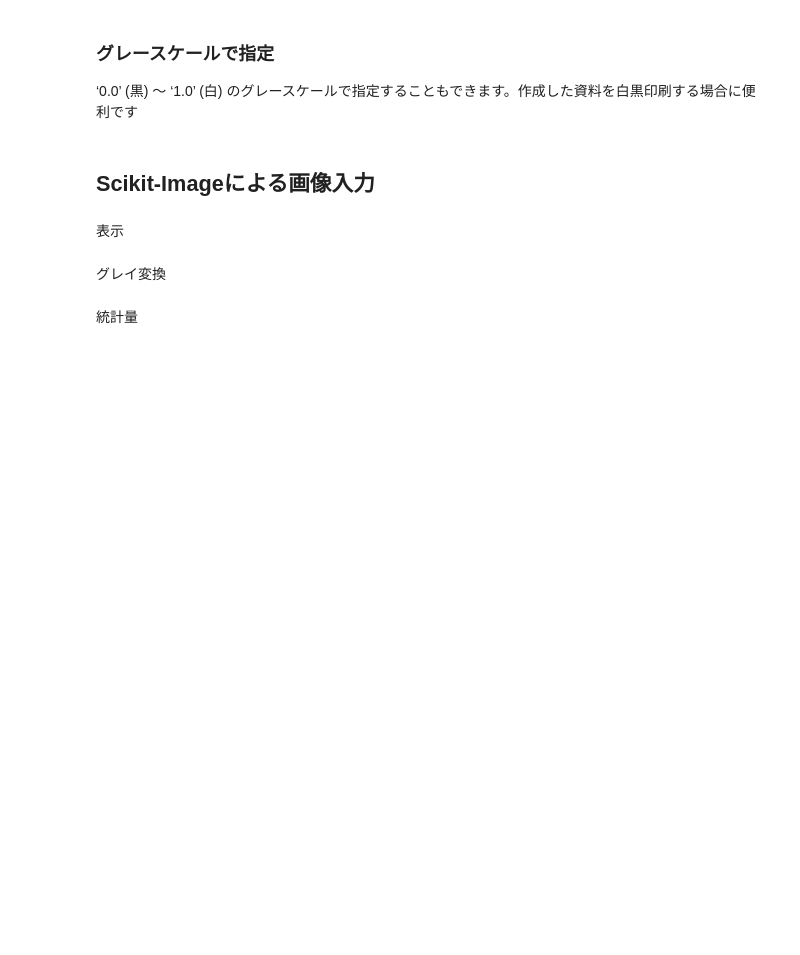
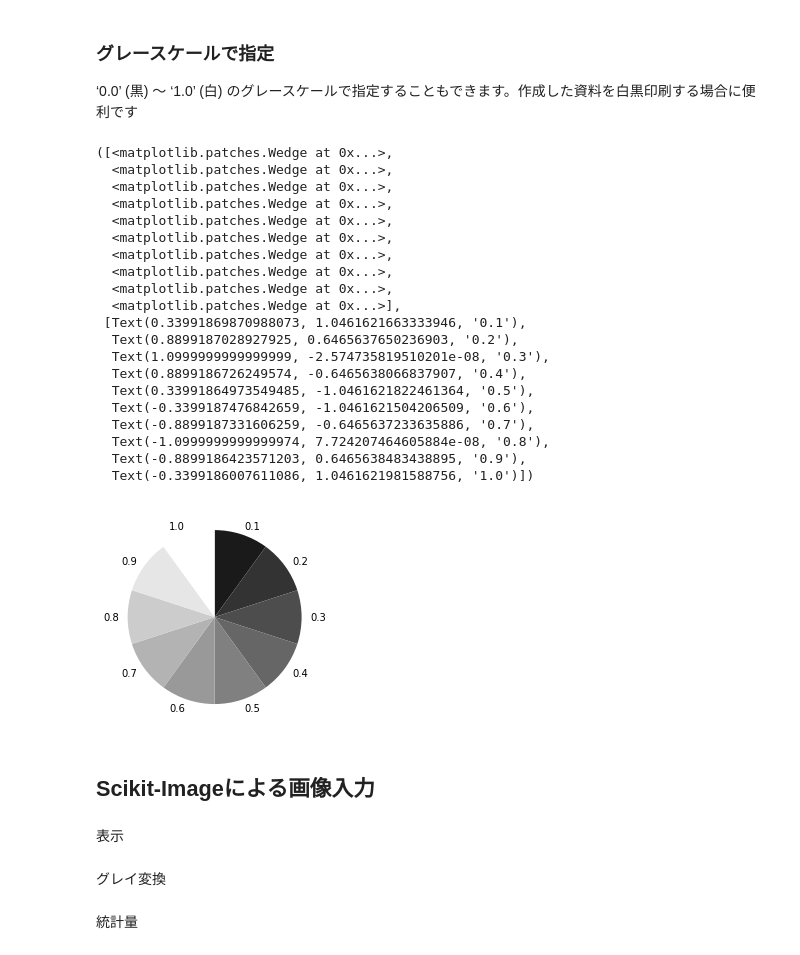
Before and after one commit to miwamasa/DataScience2022, a Jupyter notebook: notebooks/lecture12.ipynb, the cells around one changed output. Cells and saved outputs as stored; diff of their text form; code cells hidden in the pictures; blank space fills up the shorter version.

```diff
--- a/notebooks/lecture12.ipynb
+++ b/notebooks/lecture12.ipynb
@@ -47,10 +53,31 @@ plt.bar(x, height, color=colorlist,  align="center")
 # %%
 import matplotlib.pyplot as plt
 
 x = [10, 10, 10, 10, 10, 10, 10, 10, 10, 10]
 colorlist = ["0.1", "0.2", "0.3", "0.4", "0.5", "0.6", "0.7", "0.8", "0.9", "1.0"]
 plt.pie(x, labels=colorlist, counterclock=False, startangle=90, colors=colorlist)
-if FLAG_fig: plt.savefig('IMG_colorcodeGrayScale.png')
+# %% [output]
+([<matplotlib.patches.Wedge at 0x...>,
+  <matplotlib.patches.Wedge at 0x...>,
+  <matplotlib.patches.Wedge at 0x...>,
+  <matplotlib.patches.Wedge at 0x...>,
+  <matplotlib.patches.Wedge at 0x...>,
+  <matplotlib.patches.Wedge at 0x...>,
+  <matplotlib.patches.Wedge at 0x...>,
+  <matplotlib.patches.Wedge at 0x...>,
+  <matplotlib.patches.Wedge at 0x...>,
+  <matplotlib.patches.Wedge at 0x...>],
+ [Text(0.33991869870988073, 1.0461621663333946, '0.1'),
+  Text(0.8899187028927925, 0.6465637650236903, '0.2'),
+  Text(1.0999999999999999, -2.574735819510201e-08, '0.3'),
+  Text(0.8899186726249574, -0.6465638066837907, '0.4'),
+  Text(0.33991864973549485, -1.0461621822461364, '0.5'),
+  Text(-0.3399187476842659, -1.0461621504206509, '0.6'),
+  Text(-0.8899187331606259, -0.6465637233635886, '0.7'),
+  Text(-1.0999999999999974, 7.724207464605884e-08, '0.8'),
+  Text(-0.8899186423571203, 0.6465638483438895, '0.9'),
+  Text(-0.3399186007611086, 1.0461621981588756, '1.0')])
+[figure, added]
 # %% [markdown]
 ## Scikit-Imageによる画像入力
 # %%
```
Also changed, not shown: parts of 2 cells of this notebook.
